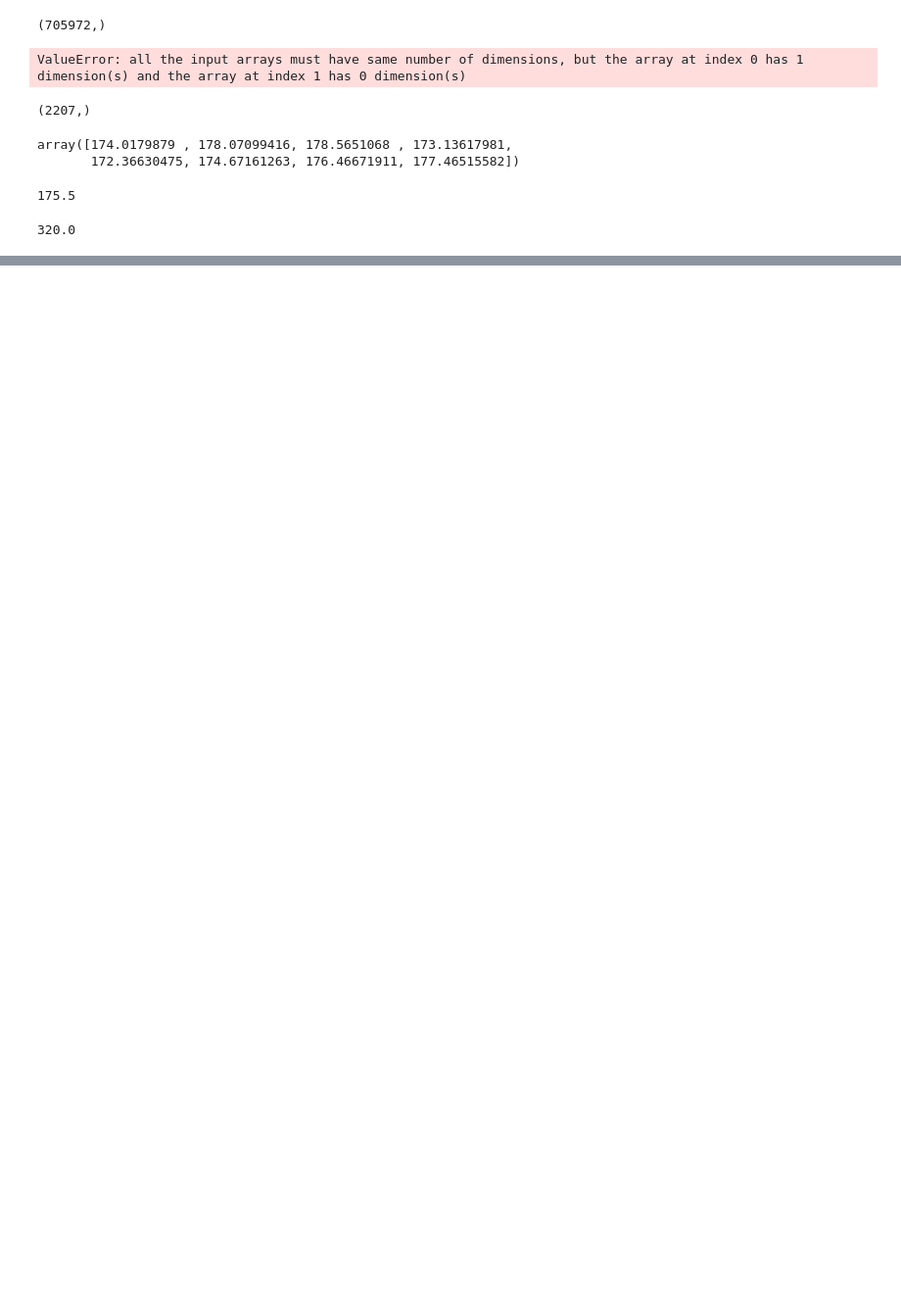
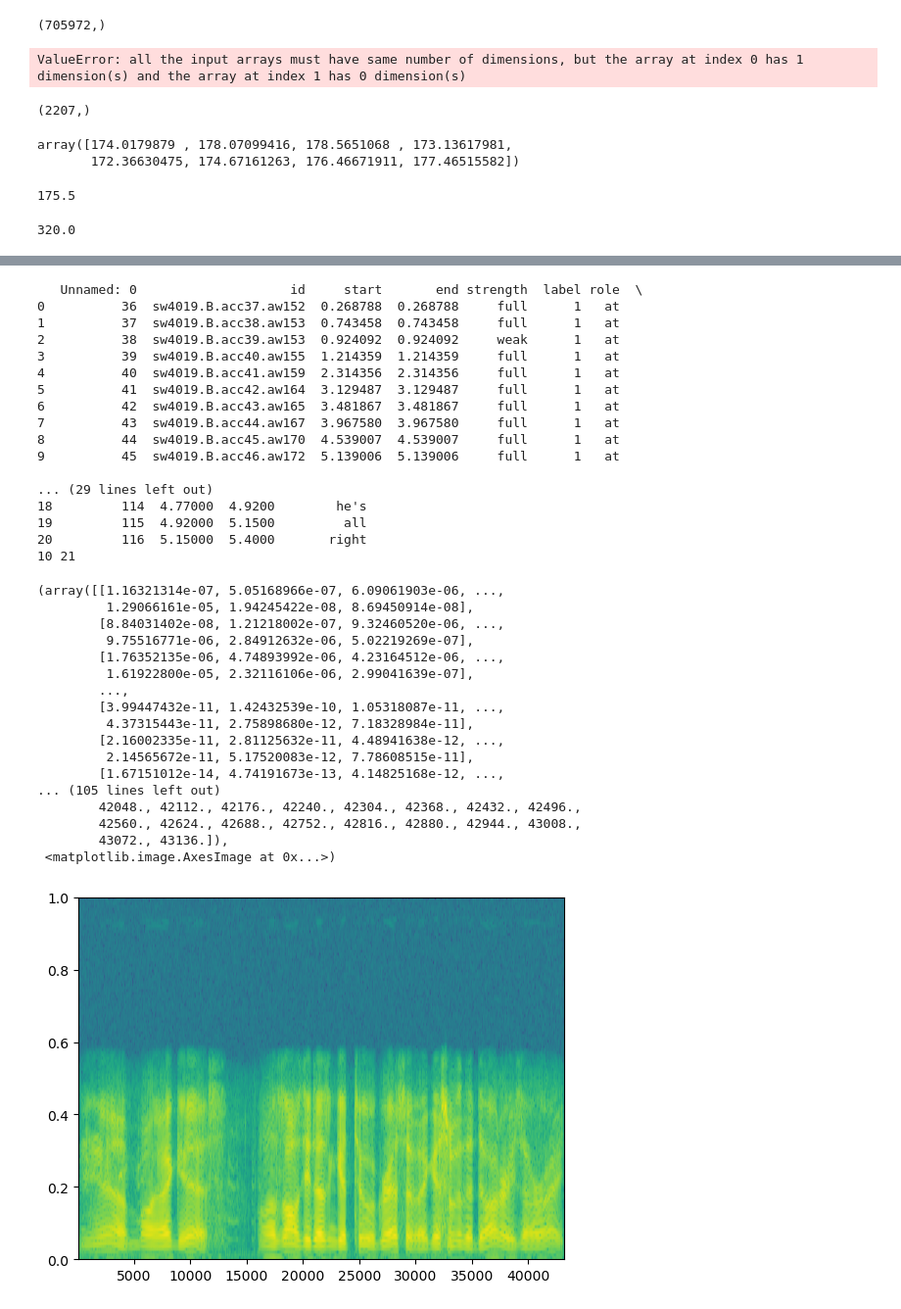
Before and after one commit to antondlf/prosody_probing, a Jupyter notebook: scratch_work.ipynb, the cells around one changed output, grey strips where cells are left out. Shown at 98% size. Saved outputs shown, nothing was run; the diff lists cells and outputs as text; code cells hidden in the pictures; blank space fills up the shorter version.

```diff
--- a/scratch_work.ipynb
+++ b/scratch_work.ipynb
@@ -342,0 +589,49 @@ SyntaxError: invalid syntax (3759776223.py, line 8)
+# %%
+from IPython.display import Audio
+import soundfile as sf
+import pandas as pd
+import matplotlib.pyplot as plt
+audio, sr = sf.read('data/switchboard/wav/sw4019B_t38.wav')
+df = pd.read_csv('data/switchboard/accent/sw4019B_t38.csv')
+df2 = pd.read_csv('data/switchboard/phonwords/sw4019B_t38.csv')
+print(df, df2)
+print(len(df), len(df2))
+
+Audio(audio, rate=sr)
+plt.specgram(audio)
+# %% [output]
+   Unnamed: 0                    id     start       end strength  label role  \
+0          36  sw4019.B.acc37.aw152  0.268788  0.268788     full      1   at
+1          37  sw4019.B.acc38.aw153  0.743458  0.743458     full      1   at
+2          38  sw4019.B.acc39.aw153  0.924092  0.924092     weak      1   at
+3          39  sw4019.B.acc40.aw155  1.214359  1.214359     full      1   at
+4          40  sw4019.B.acc41.aw159  2.314356  2.314356     full      1   at
+5          41  sw4019.B.acc42.aw164  3.129487  3.129487     full      1   at
+6          42  sw4019.B.acc43.aw165  3.481867  3.481867     full      1   at
+7          43  sw4019.B.acc44.aw167  3.967580  3.967580     full      1   at
+8          44  sw4019.B.acc45.aw170  4.539007  4.539007     full      1   at
+9          45  sw4019.B.acc46.aw172  5.139006  5.139006     full      1   at
+
+... (29 lines left out)
+18         114  4.77000  4.9200        he's
+19         115  4.92000  5.1500         all
+20         116  5.15000  5.4000       right
+10 21
+(array([[1.16321314e-07, 5.05168966e-07, 6.09061903e-06, ...,
+         1.29066161e-05, 1.94245422e-08, 8.69450914e-08],
+        [8.84031402e-08, 1.21218002e-07, 9.32460520e-06, ...,
+         9.75516771e-06, 2.84912632e-06, 5.02219269e-07],
+        [1.76352135e-06, 4.74893992e-06, 4.23164512e-06, ...,
+         1.61922800e-05, 2.32116106e-06, 2.99041639e-07],
+        ...,
+        [3.99447432e-11, 1.42432539e-10, 1.05318087e-11, ...,
+         4.37315443e-11, 2.75898680e-12, 7.18328984e-11],
+        [2.16002335e-11, 2.81125632e-11, 4.48941638e-12, ...,
+         2.14565672e-11, 5.17520083e-12, 7.78608515e-11],
+        [1.67151012e-14, 4.74191673e-13, 4.14825168e-12, ...,
+... (105 lines left out)
+        42048., 42112., 42176., 42240., 42304., 42368., 42432., 42496.,
+        42560., 42624., 42688., 42752., 42816., 42880., 42944., 43008.,
+        43072., 43136.]),
+ <matplotlib.image.AxesImage at 0x...>)
+[figure, added]
```
Also changed, not shown: parts of 22 cells of this notebook, 2 other files.
